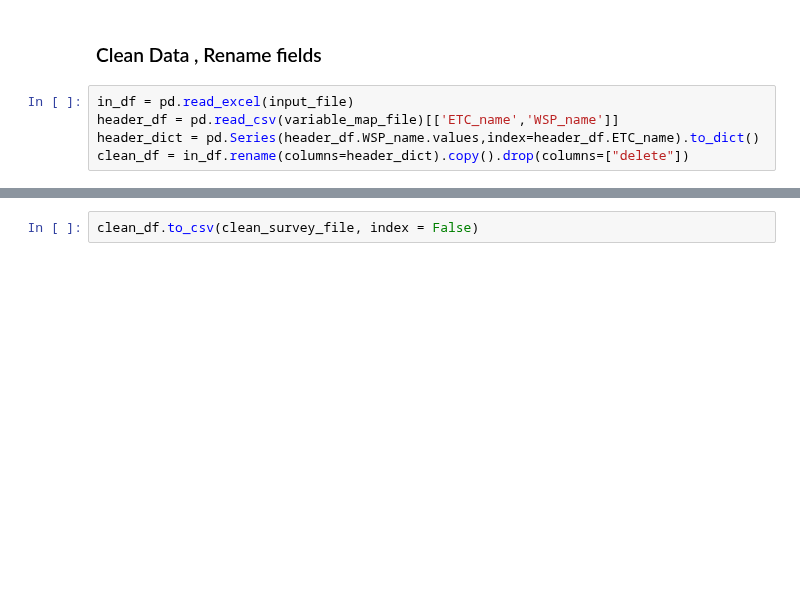
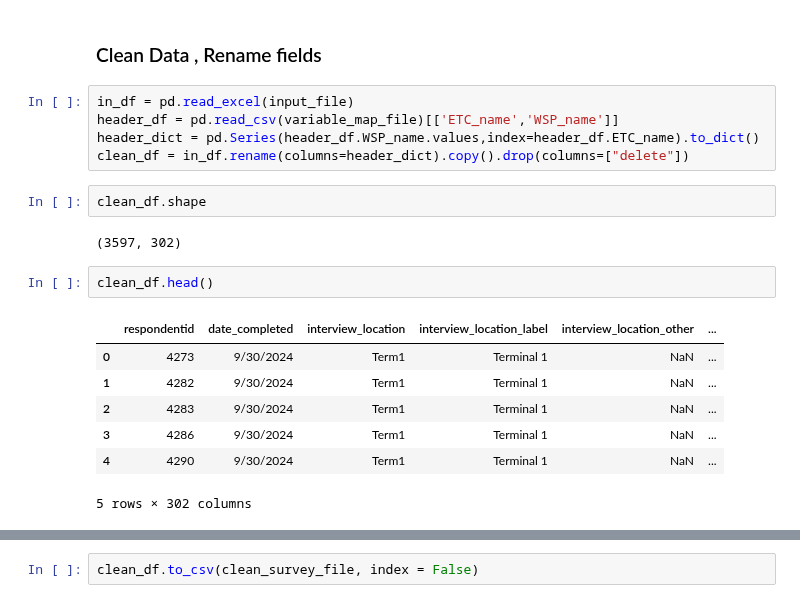
Before and after one commit to wsp-sag/Survey_Airport, a Jupyter notebook: notebooks/data-model-development-helper.ipynb, the cells around one changed output, grey strips where cells are left out. Saved outputs shown, nothing was run; the diff lists cells and outputs as text; blank space fills up the shorter version.

```diff
--- a/notebooks/data-model-development-helper.ipynb
+++ b/notebooks/data-model-development-helper.ipynb
@@ -31,3 +31,17 @@ in_df = pd.read_excel(input_file)
 header_df = pd.read_csv(variable_map_file)[['ETC_name','WSP_name']]
 header_dict = pd.Series(header_df.WSP_name.values,index=header_df.ETC_name).to_dict()
 clean_df = in_df.rename(columns=header_dict).copy().drop(columns=["delete"])
+# %%
+clean_df.shape
+# %% [output]
+(3597, 302)
+# %%
+clean_df.head()
+# %% [output]
+|  | respondentid | date_completed | interview_location | interview_location_label | interview_location_other | ... |
+| 0 | 4273 | 9/30/2024 | Term1 | Terminal 1 | NaN | ... |
+| 1 | 4282 | 9/30/2024 | Term1 | Terminal 1 | NaN | ... |
+| 2 | 4283 | 9/30/2024 | Term1 | Terminal 1 | NaN | ... |
+| 3 | 4286 | 9/30/2024 | Term1 | Terminal 1 | NaN | ... |
+| 4 | 4290 | 9/30/2024 | Term1 | Terminal 1 | NaN | ... |
+5 rows × 302 columns
```
Also changed, not shown: parts of 16 cells of this notebook, 17 other files.
